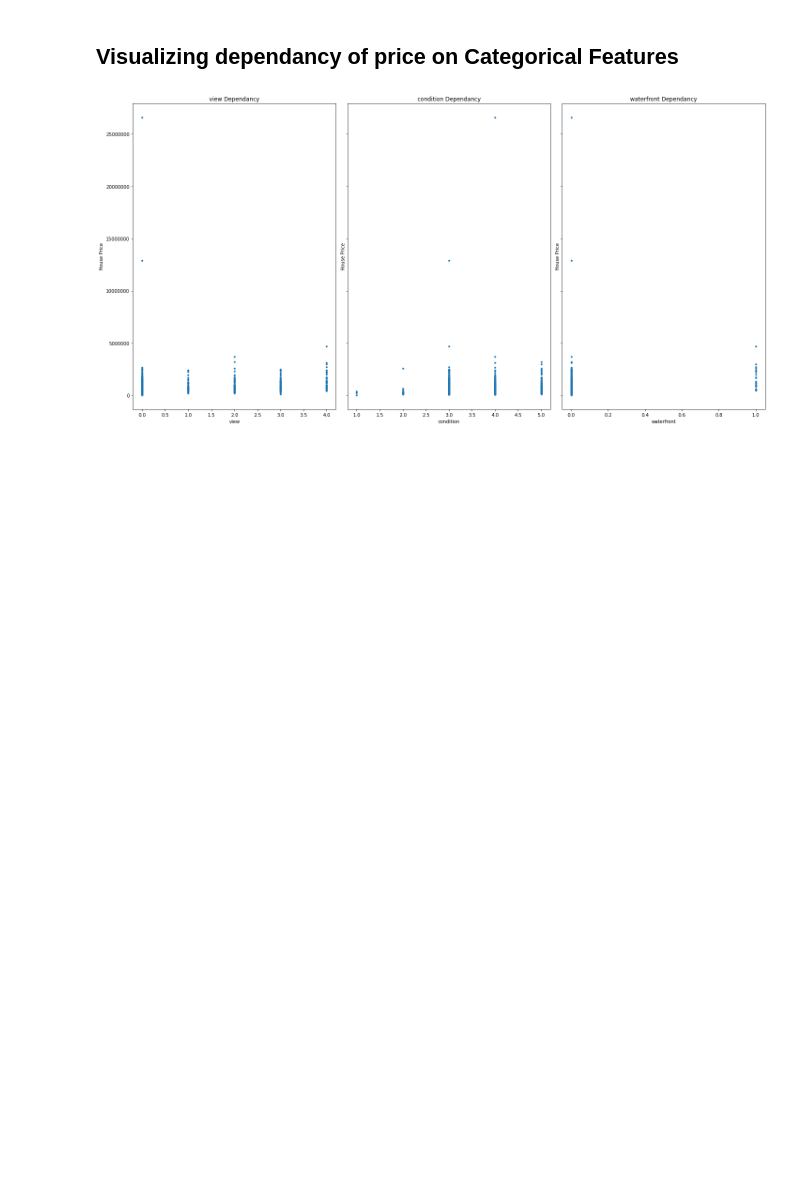
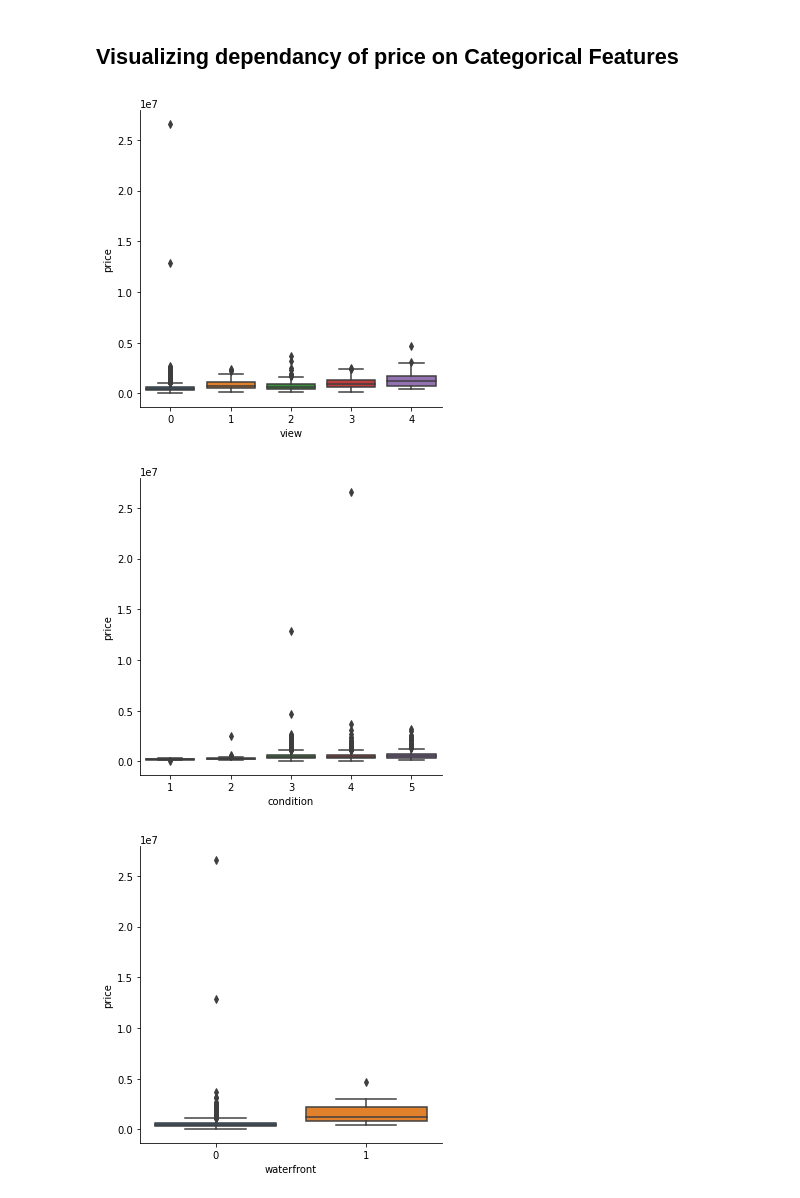
Before and after one commit to rajadevineni/House_Price_Prediction, a Jupyter notebook: KNN_regressor.ipynb, the cells around one changed output. Drawn from its saved outputs; the diff is of its cells as text; code cells hidden in the pictures; blank space fills up the shorter version.

```diff
--- a/KNN_regressor.ipynb
+++ b/KNN_regressor.ipynb
@@ -143,6 +204,10 @@ visualize_dependency(discreate_features)
 # %% [markdown]
 ## **Visualizing dependancy of price on Categorical Features**
-# %%
-visualize_dependency(categorical_features)
-# %% [output]
-[figure, removed]
+# %%
+#visualize_dependency(categorical_features,"categorical")
+for var in categorical_features:
+  sns.catplot(x=var, y = "price", data =data, kind = 'box')
+# %% [output]
+[figure, added]
+[figure, added]
+[figure, added]
```
Also changed, not shown: parts of 63 cells of this notebook.
